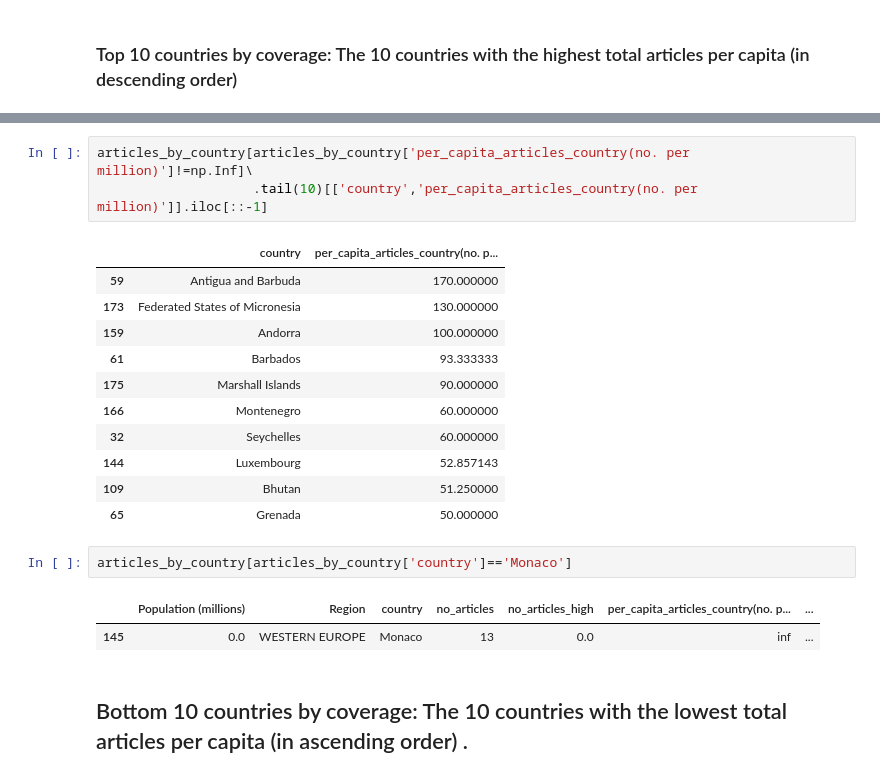
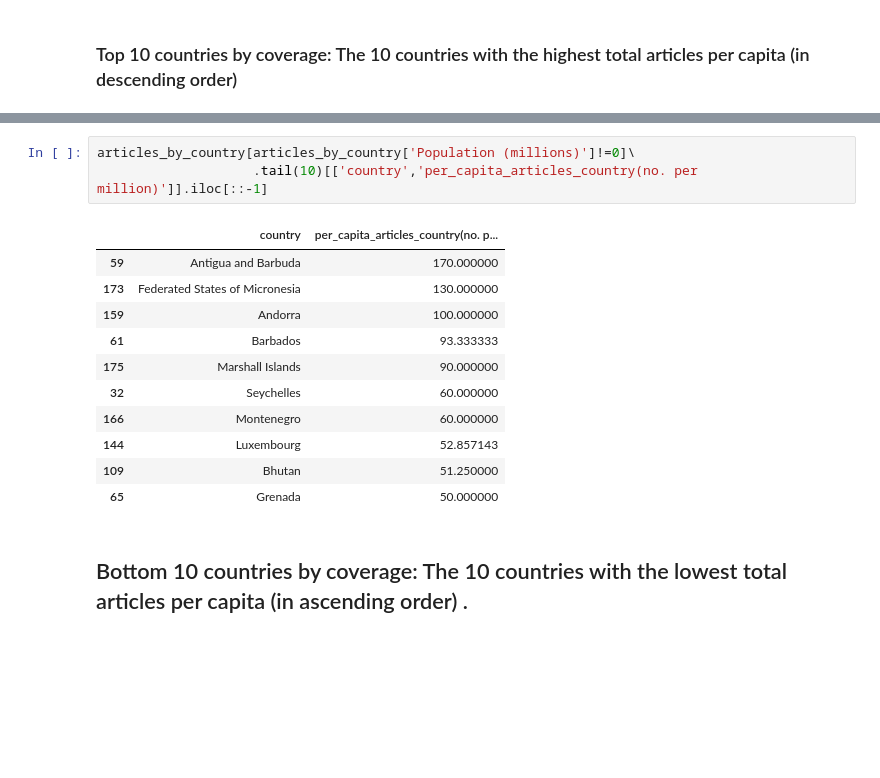
Before and after one commit to khirodsahoo93/data-512-homework_2, a Jupyter notebook: bias in article quality.ipynb, the cells around one changed output, grey strips where cells are left out. Cells and saved outputs as stored; diff of their text form; blank space fills up the shorter version.

```diff
--- a/bias in article quality.ipynb
+++ b/bias in article quality.ipynb
@@ -681,25 +681,20 @@ articles_by_country.tail(10)[['country','per_capita_articles_country(no. per mil
 | 159 | Andorra | 100.000000 |
 | 61 | Barbados | 93.333333 |
 # %%
-articles_by_country[articles_by_country['per_capita_articles_country(no. per million)']!=np.Inf]\
+articles_by_country[articles_by_country['Population (millions)']!=0]\
                     .tail(10)[['country','per_capita_articles_country(no. per million)']].iloc[::-1]
 # %% [output]
 |  | country | per_capita_articles_country(no. p... |
 | 59 | Antigua and Barbuda | 170.000000 |
 | 173 | Federated States of Micronesia | 130.000000 |
 | 159 | Andorra | 100.000000 |
 | 61 | Barbados | 93.333333 |
 | 175 | Marshall Islands | 90.000000 |
+| 32 | Seychelles | 60.000000 |
 | 166 | Montenegro | 60.000000 |
-| 32 | Seychelles | 60.000000 |
 | 144 | Luxembourg | 52.857143 |
 | 109 | Bhutan | 51.250000 |
 | 65 | Grenada | 50.000000 |
-# %%
-articles_by_country[articles_by_country['country']=='Monaco']
-# %% [output]
-|  | Population (millions) | Region | country | no_articles | no_articles_high | per_capita_articles_country(no. p... | ... |
-| 145 | 0.0 | WESTERN EUROPE | Monaco | 13 | 0.0 | inf | ... |
 # %% [markdown]
 ## Bottom 10 countries by coverage: The 10 countries with the lowest total articles per capita (in ascending order) .
 # %%
```
Also changed, not shown: parts of 4 cells of this notebook.
